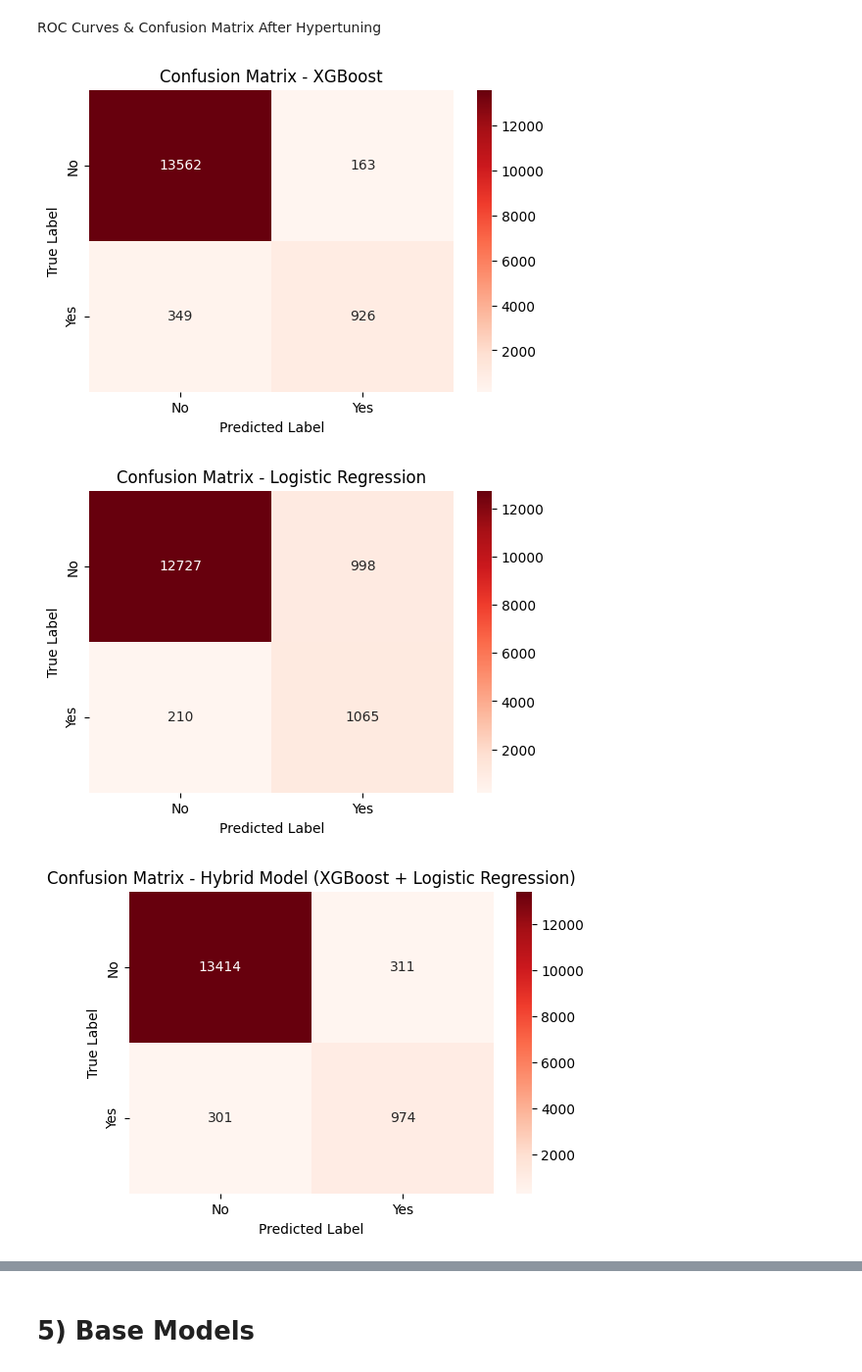
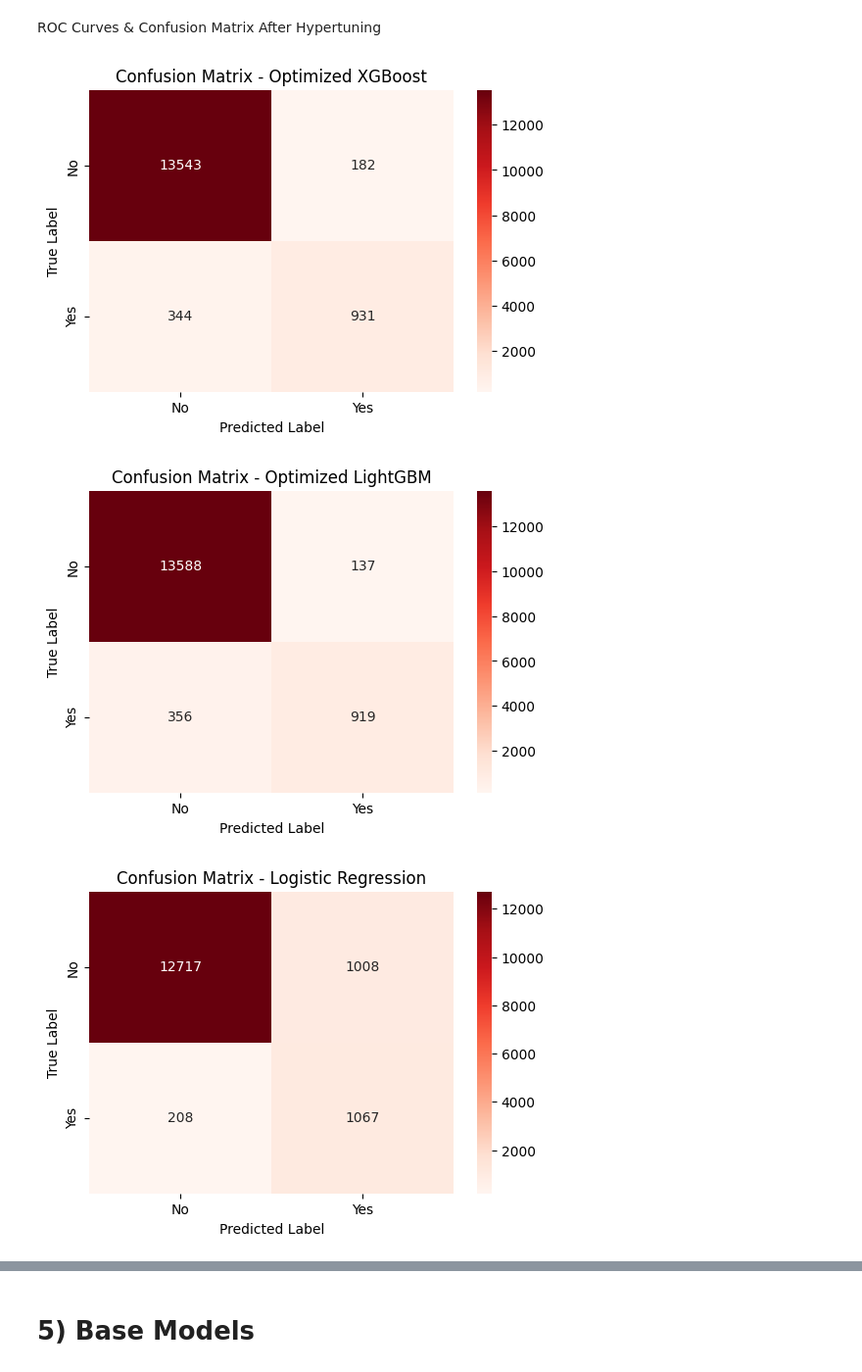
Before and after one commit to tehhanyi/INF2008-Machine-Learning-Project, a Jupyter notebook: Diabetes_Prediction_Edited.ipynb, the cells around one changed output, grey strips where cells are left out. Shown at 98% size. Saved outputs shown, nothing was run; the diff lists cells and outputs as text; code cells hidden in the pictures.

```diff
--- a/Diabetes_Prediction_Edited.ipynb
+++ b/Diabetes_Prediction_Edited.ipynb
@@ -828,0 +928,29 @@ plt.show()
+# %%
+import lightgbm as lgb
+from sklearn.model_selection import GridSearchCV
+
+# Define LightGBM parameter grid
+param_grid_lgb = {
+    'n_estimators': [100, 300, 500],
+    'learning_rate': [0.01, 0.05, 0.1],
+    'max_depth': [4, 6, 8],
+    'num_leaves': [20, 31, 50],
+    'scale_pos_weight': [1, 2]
+}
+
+# Initialize LightGBM model
+lgbm = lgb.LGBMClassifier()
+
+# Perform Grid Search for LightGBM
+grid_search_lgbm = GridSearchCV(lgbm, param_grid_lgb, scoring='balanced_accuracy', cv=3, verbose=2, n_jobs=-1)
+grid_search_lgbm.fit(X_train_balanced, y_train_balanced)
+
+# Best LightGBM model
+best_lgbm = grid_search_lgbm.best_estimator_
+y_pred_lgbm_opt = best_lgbm.predict(X_test)
+
+# Evaluate performance
+print("\n🚀 **Optimized LightGBM Model Performance** 🚀")
+print(f"Test Accuracy: {accuracy_score(y_test, y_pred_lgbm_opt):.4f}")
+print(f"Test Balanced Accuracy: {balanced_accuracy_score(y_test, y_pred_lgbm_opt):.4f}")
+print("\nClassification Report:\n", classification_report(y_test, y_pred_lgbm_opt))
@@ -913,37 +1276,39 @@ weighted avg       0.96      0.96      0.96     15000
 # %% [markdown]
 ROC Curves & Confusion Matrix After Hypertuning
 # %%
-# ✅ Define model predictions dictionary
+### ✅ Define Model Predictions Dictionary
 models = {
-    "XGBoost": y_pred_xgb,
+    "Optimized XGBoost": y_pred_xgb_opt,
+    "Optimized LightGBM": y_pred_lgbm_opt,
     "Logistic Regression": y_pred_log_reg,
-    "Hybrid Model (XGBoost + Logistic Regression)": y_pred_hybrid
+    "Hybrid Model (XGBoost + SVM)": y_pred_hybrid_svm,
+    "Hybrid Model (XGBoost + Logistic Regression)": y_pred_hybrid_lr
 }
 
-# ✅ Confusion Matrices
+### ✅ Confusion Matrices
 for model_name, y_pred in models.items():
     cm = confusion_matrix(y_test, y_pred)
     plt.figure(figsize=(6, 4))
     sns.heatmap(cm, annot=True, fmt='d', cmap='Reds', xticklabels=["No", "Yes"], yticklabels=["No", "Yes"])
     plt.xlabel("Predicted Label")
     plt.ylabel("True Label")
     plt.title(f"Confusion Matrix - {model_name}")
     plt.show()
 
-# ✅ ROC Curves
+### ✅ ROC Curves
 plt.figure(figsize=(8, 6))
 for model_name, y_pred in models.items():
     fpr, tpr, _ = roc_curve(y_test, y_pred)
     roc_auc = auc(fpr, tpr)
     plt.plot(fpr, tpr, label=f"{model_name} (AUC = {roc_auc:.2f})")
 
 plt.plot([0, 1], [0, 1], color="grey", linestyle="--")  # Diagonal reference line
 plt.xlabel("False Positive Rate")
 plt.ylabel("True Positive Rate")
 plt.title("ROC Curves")
 plt.legend(loc="lower right")
 plt.show()
 # %% [output]
-[figure, old version]
+[figure, new version]
-[figure, old version]
+[figure, new version]
-[figure, old version]
+[figure, new version]
```
Also changed, not shown: parts of 21 cells of this notebook.
